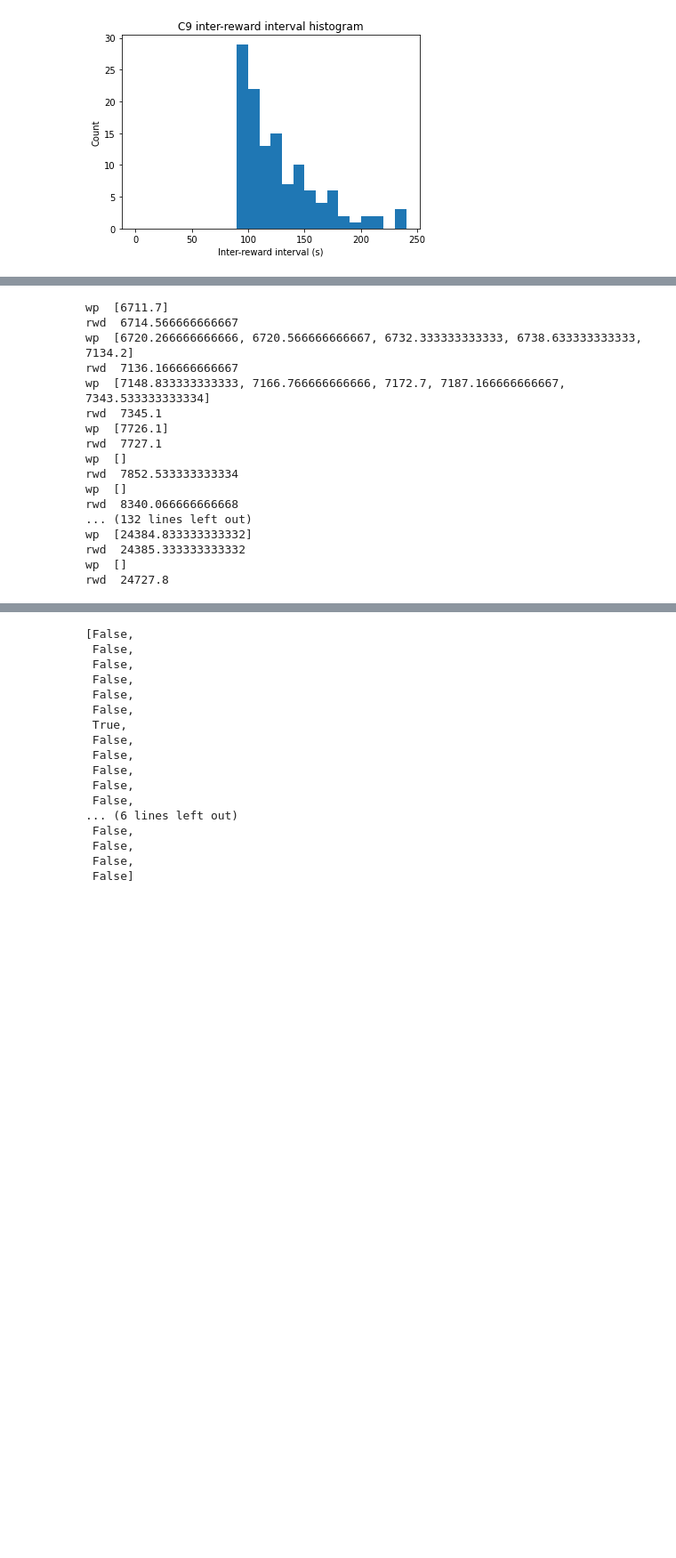
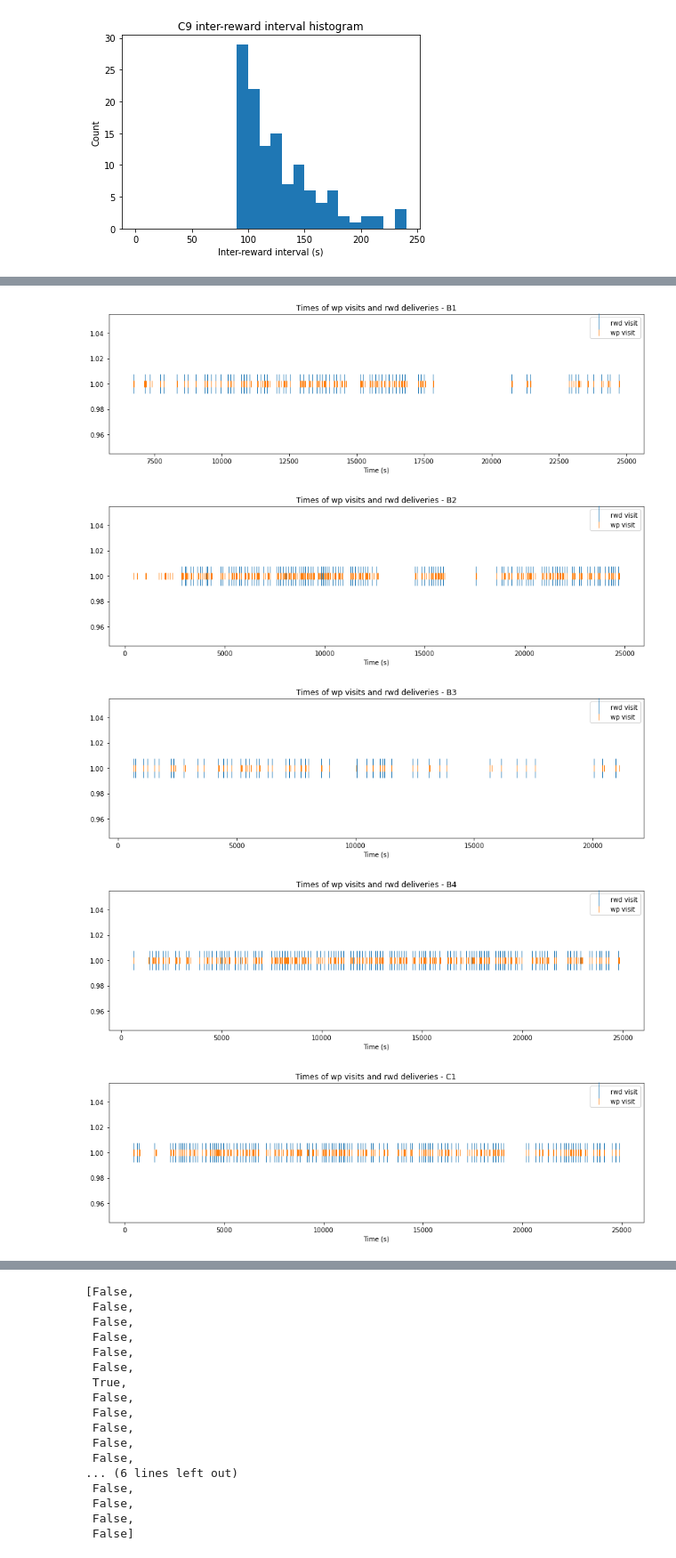
Before and after one commit to umeshksingla/MouseMazeHierRL, a Jupyter notebook: figure inter-(reward or path to water) intervals.ipynb, the cells around one changed output, grey strips where cells are left out. Shown at 89% size. Cells and saved outputs as stored; diff of their text form; code cells hidden in the pictures; blank space fills up the shorter version.

```diff
--- a/figure inter-(reward or path to water) intervals.ipynb
+++ b/figure inter-(reward or path to water) intervals.ipynb
@@ -296,36 +305,25 @@ times_to_waterport_visits[0:5], times_to_rwd[0:5]#, tf.no[-1][:,0]==rwd_node
-# %%
-all_waterport_visits=[]
-waterport_visits_in_between_rwds = []
-
-rwd_i = 0
-for waterport_visit_time in times_to_waterport_visits:
-#     print('wp ', waterport_visit_time)
-
-    if waterport_visit_time < times_to_rwd[rwd_i]:
-        waterport_visits_in_between_rwds.append(waterport_visit_time)
-    else:
-        print('wp ', waterport_visits_in_between_rwds)
-        print('rwd ', times_to_rwd[rwd_i])
-        rwd_i+=1
-        all_waterport_visits.append(waterport_visits_in_between_rwds)
-        waterport_visits_in_between_rwds = []
-
-# all_waterport_visits
-# %% [output]
-wp  [6711.7]
-rwd  6714.566666666667
-wp  [6720.266666666666, 6720.566666666667, 6732.333333333333, 6738.633333333333, 7134.2]
-rwd  7136.166666666667
-wp  [7148.833333333333, 7166.766666666666, 7172.7, 7187.166666666667, 7343.533333333334]
-rwd  7345.1
-wp  [7726.1]
-rwd  7727.1
-wp  []
-rwd  7852.533333333334
-wp  []
-rwd  8340.066666666668
-... (132 lines left out)
-wp  [24384.833333333332]
-rwd  24385.333333333332
-wp  []
-rwd  24727.8
+# %%
+for nickname in RewNames:
+# for nickname in AllNames:  # there is some error, gotta check later
+    tf=LoadTraj(nickname+'-tf')
+#     nickname = "B2"
+#     tf=LoadTraj(nickname+'-tf')
+
+    times_to_waterport_visits, times_to_rwd = get_wp_visit_times_and_rwd_times(tf)
+
+    init_time=0
+    time_window=None
+
+    figure(figsize=(15,4))
+    plt.plot(times_to_rwd, ones(len(times_to_rwd)), '|', markersize=30, label='rwd visit')
+    plt.plot(times_to_waterport_visits, ones(len(times_to_waterport_visits)), '|', markersize=10, label='wp visit')
+#     xlim(init_time, init_time+time_window)
+    title("Times of wp visits and rwd deliveries - %s" % nickname)
+    xlabel("Time (s)")
+    legend()
+# %% [output]
+[figure, added]
+[figure, added]
+[figure, added]
+[figure, added]
+[figure, added]
```
Also changed, not shown: parts of 16 cells of this notebook.
